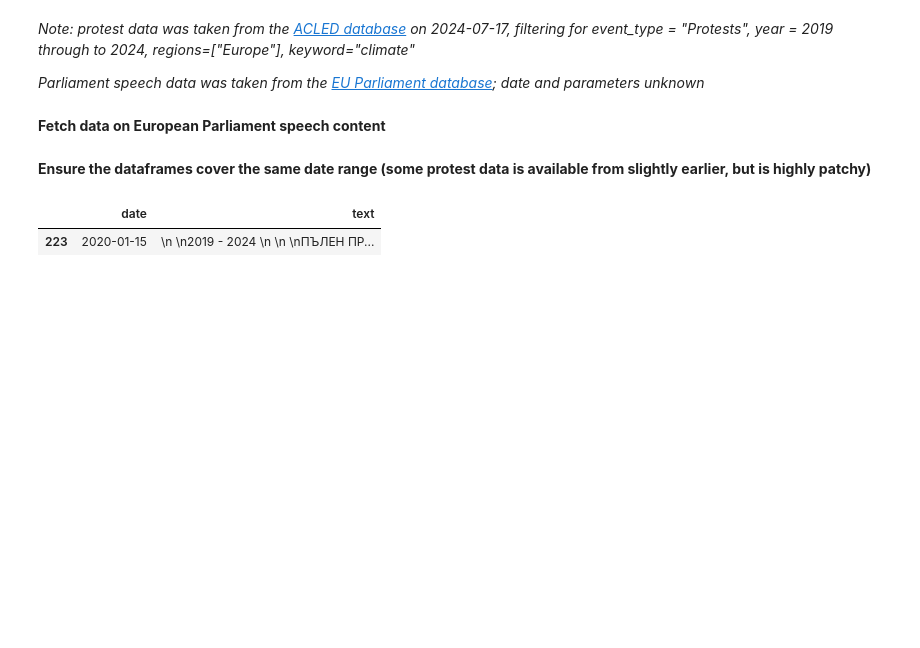
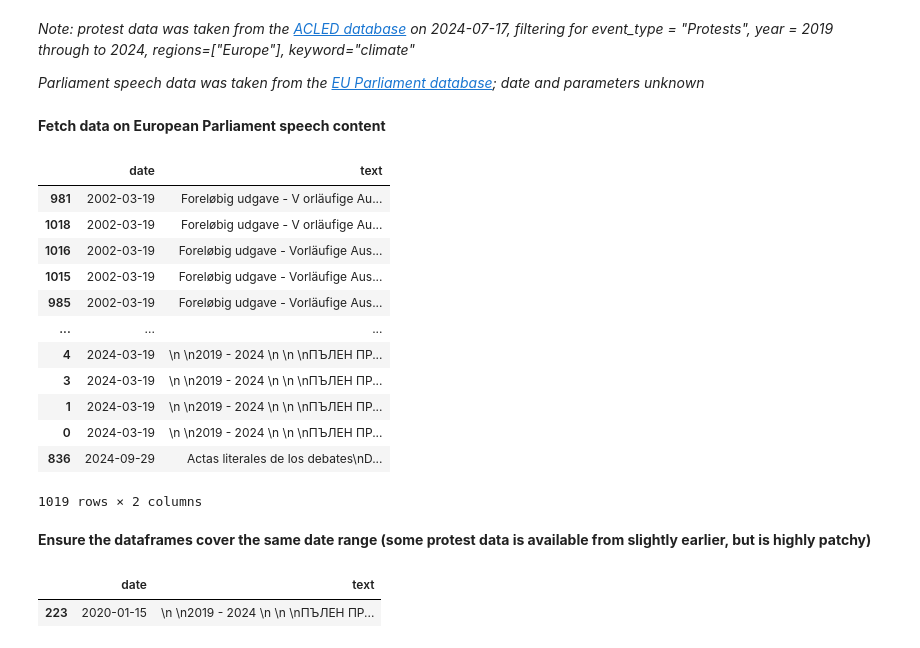
Before and after one commit to Arepo/climate_protest_modelling, a Jupyter notebook: Climate protest modelling.ipynb, the cells around one changed output. Cells and saved outputs as stored; diff of their text form; code cells hidden in the pictures; blank space fills up the shorter version.

```diff
--- a/Climate protest modelling.ipynb
+++ b/Climate protest modelling.ipynb
@@ -62,6 +62,22 @@ speeches_df = speeches_df[~speeches_df.date.isna()]
 speeches_df = speeches_df.sort_values('date')
 # %%
 speeches_df = speeches_df[['date', 'text']]
+# %%
+speeches_df
+# %% [output]
+|  | date | text |
+| 981 | 2002-03-19 | Foreløbig udgave - V orläufige Au... |
+| 1018 | 2002-03-19 | Foreløbig udgave - V orläufige Au... |
+| 1016 | 2002-03-19 | Foreløbig udgave - Vorläufige Aus... |
+| 1015 | 2002-03-19 | Foreløbig udgave - Vorläufige Aus... |
+| 985 | 2002-03-19 | Foreløbig udgave - Vorläufige Aus... |
+| ... | ... | ... |
+| 4 | 2024-03-19 | \n \n2019 - 2024 \n \n \nПЪЛЕН ПР... |
+| 3 | 2024-03-19 | \n \n2019 - 2024 \n \n \nПЪЛЕН ПР... |
+| 1 | 2024-03-19 | \n \n2019 - 2024 \n \n \nПЪЛЕН ПР... |
+| 0 | 2024-03-19 | \n \n2019 - 2024 \n \n \nПЪЛЕН ПР... |
+| 836 | 2024-09-29 | Actas literales de los debates\nD... |
+1019 rows × 2 columns
 # %% [markdown]
 **Ensure the dataframes cover the same date range (some protest data is available from slightly earlier, but is highly patchy)**
 # %%
```
Also changed, not shown: parts of 43 cells of this notebook.
